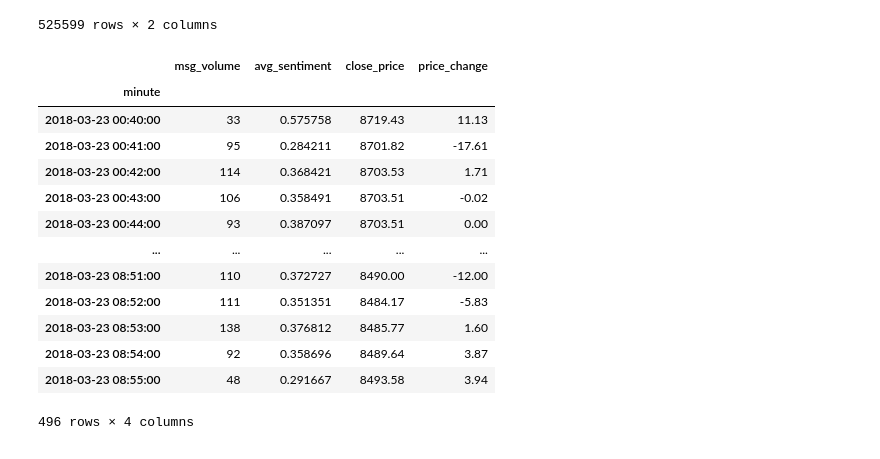
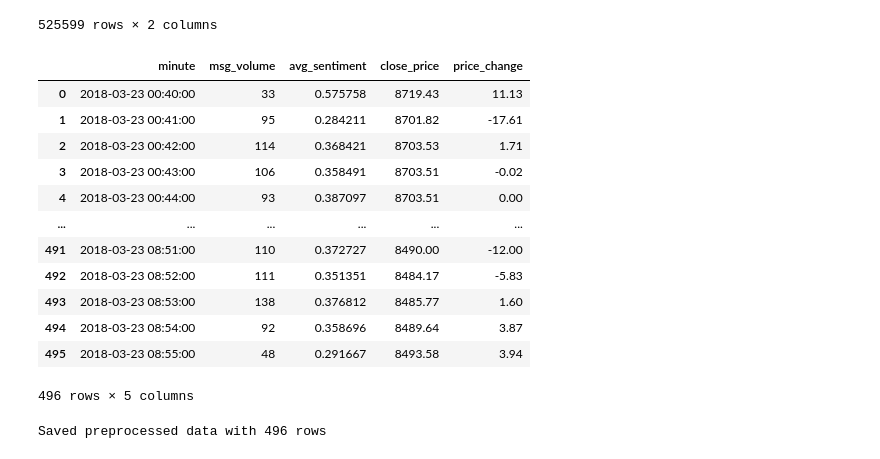
Before and after one commit to kyletsuji/market_manipulation_detector, a Jupyter notebook: data_preprocessing.ipynb, the cells around one changed output. Saved outputs shown, nothing was run; the diff lists cells and outputs as text; code cells hidden in the pictures.

```diff
--- a/data_preprocessing.ipynb
+++ b/data_preprocessing.ipynb
@@ -1,8 +1,9 @@
 # %%
 import pandas as pd
 # %%
-prices = pd.read_csv('BTC-2018min.csv')
-tweets = pd.read_csv('BTC_Tweets_Updated.csv')
+# Load datasets (files are .txt but contain CSV data)
+prices = pd.read_csv('BTC-2018min.txt')
+tweets = pd.read_csv('BTC_Tweets_Updated.txt')
 # %%
 prices.head()
 # %% [output]
@@ -68,19 +69,25 @@ prices_minute
 525599 rows × 2 columns
 # %%
 preprocessed_data = pd.merge(tweets_minute, prices_minute, on='minute', how='inner')
+preprocessed_data.reset_index(inplace=True)  # Reset index to make 'minute' a column
 preprocessed_data
 # %% [output]
-|  | msg_volume | avg_sentiment | close_price | price_change |
-| minute |  |  |  |  |
-| 2018-03-23 00:40:00 | 33 | 0.575758 | 8719.43 | 11.13 |
-| 2018-03-23 00:41:00 | 95 | 0.284211 | 8701.82 | -17.61 |
-| 2018-03-23 00:42:00 | 114 | 0.368421 | 8703.53 | 1.71 |
-| 2018-03-23 00:43:00 | 106 | 0.358491 | 8703.51 | -0.02 |
-| 2018-03-23 00:44:00 | 93 | 0.387097 | 8703.51 | 0.00 |
-| ... | ... | ... | ... | ... |
-| 2018-03-23 08:51:00 | 110 | 0.372727 | 8490.00 | -12.00 |
-| 2018-03-23 08:52:00 | 111 | 0.351351 | 8484.17 | -5.83 |
-| 2018-03-23 08:53:00 | 138 | 0.376812 | 8485.77 | 1.60 |
-| 2018-03-23 08:54:00 | 92 | 0.358696 | 8489.64 | 3.87 |
-| 2018-03-23 08:55:00 | 48 | 0.291667 | 8493.58 | 3.94 |
+|  | minute | msg_volume | avg_sentiment | close_price | price_change |
+| 0 | 2018-03-23 00:40:00 | 33 | 0.575758 | 8719.43 | 11.13 |
+| 1 | 2018-03-23 00:41:00 | 95 | 0.284211 | 8701.82 | -17.61 |
+| 2 | 2018-03-23 00:42:00 | 114 | 0.368421 | 8703.53 | 1.71 |
+| 3 | 2018-03-23 00:43:00 | 106 | 0.358491 | 8703.51 | -0.02 |
+| 4 | 2018-03-23 00:44:00 | 93 | 0.387097 | 8703.51 | 0.00 |
+| ... | ... | ... | ... | ... | ... |
+| 491 | 2018-03-23 08:51:00 | 110 | 0.372727 | 8490.00 | -12.00 |
+| 492 | 2018-03-23 08:52:00 | 111 | 0.351351 | 8484.17 | -5.83 |
+| 493 | 2018-03-23 08:53:00 | 138 | 0.376812 | 8485.77 | 1.60 |
+| 494 | 2018-03-23 08:54:00 | 92 | 0.358696 | 8489.64 | 3.87 |
+| 495 | 2018-03-23 08:55:00 | 48 | 0.291667 | 8493.58 | 3.94 |
-496 rows × 4 columns
+496 rows × 5 columns
+# %%
+# Save preprocessed data for reuse
+preprocessed_data.to_csv('preprocessed_data.csv', index=False)
+print(f"Saved preprocessed data with {len(preprocessed_data)} rows")
+# %% [output]
+Saved preprocessed data with 496 rows
```
Also changed, not shown: parts of 5 cells of this notebook, 4 other files.
